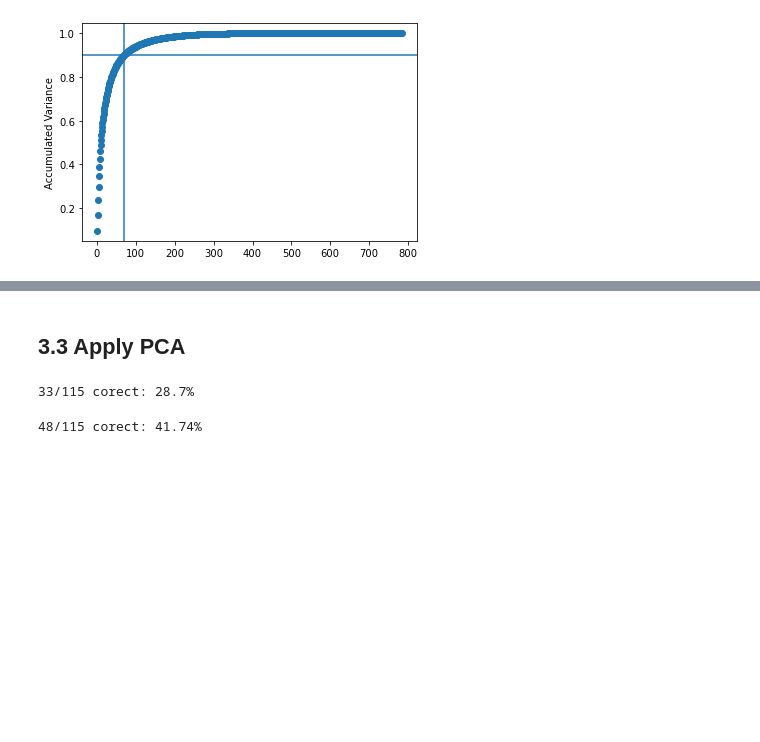
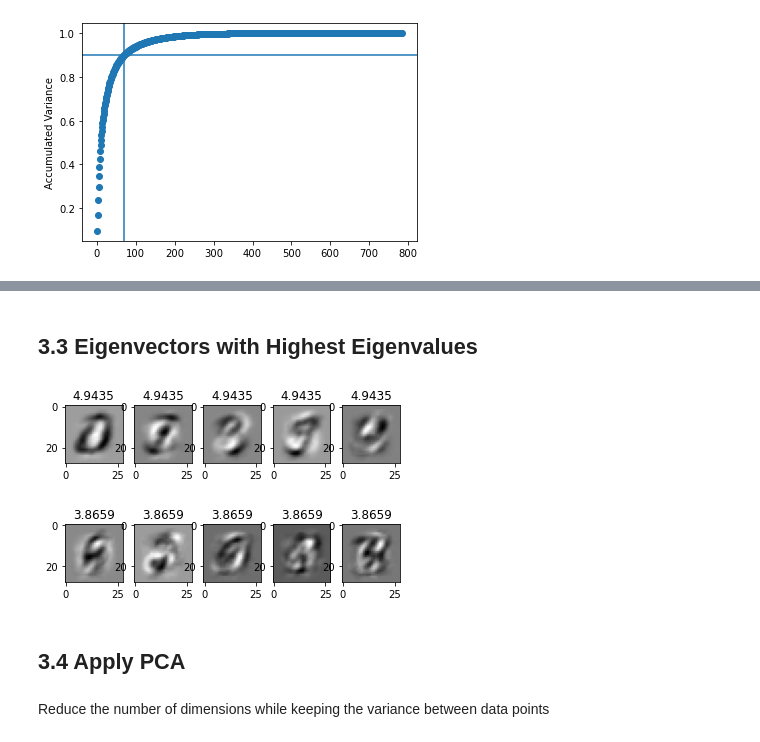
Before and after one commit to chrismnguyen01/bayesian-digit-recognition, a Jupyter notebook: bayesian-digit-recognition.ipynb, the cells around one changed output, grey strips where cells are left out. Saved outputs shown, nothing was run; the diff lists cells and outputs as text; code cells hidden in the pictures; blank space fills up the shorter version.

```diff
--- a/bayesian-digit-recognition.ipynb
+++ b/bayesian-digit-recognition.ipynb
@@ -278,18 +271,3 @@ print('It takes %s principal components to achieve at least 90%% of the data var
 # %% [output]
 It takes 70 principal components to achieve at least 90% of the data variance
 [figure]
-# %%
-eigen_values, eigen_vectors = np.linalg.eigh(covariance_matrix)
-
-idx = eigen_values.argsort()[::-1]
-eigen_values = eigen_values[idx]
-eigen_vectors = eigen_vectors[:,idx]
-
-#max = np.argmax(eigen_values)
-#print(max)
-#pyplot.imshow(np.reshape(eigen_vectors[783], (28, 28)), cmap=pyplot.get_cmap('gray'))
-
-for i in range(10):
-    pyplot.title('Eigenvalue = ' + str(eigen_values[i]))
-    pyplot.imshow(np.reshape(eigen_vectors[:,i], (28, 28)), cmap=pyplot.get_cmap('gray'))
-    pyplot.show()
@@ -307,3 +274,22 @@ for i in range(10):
+# %% [markdown]
+## 3.3 Eigenvectors with Highest Eigenvalues
+# %%
+eigen_values, eigen_vectors = np.linalg.eigh(covariance_matrix)
+
+idx = eigen_values.argsort()[::-1]
+eigen_values = eigen_values[idx]
+eigen_vectors = eigen_vectors[:,idx]
+fig,ax = plt.subplots(2, 5)
+k = 0
+for i in range(2):
+    for j in range(5):
+        ax[i][j].title.set_text(str(round(eigen_values[i], 4)))
+        ax[i][j].imshow(np.reshape(eigen_vectors[:,k], (28, 28)), cmap='gray')
+        k += 1
+# %% [output]
+[figure, added]
 # %% [markdown]
-## 3.3 Apply PCA
+## 3.4 Apply PCA
+# %% [markdown]
+Reduce the number of dimensions while keeping the variance between data points
 # %%
@@ -335,10 +318,0 @@ def map_predictions_PCA(train_X, train_Y, test_X, test_Y, nums, components):
-# %%
-# 10 components
-map_predictions_PCA(train_X, train_Y, test_X, test_Y, (0, 1), 10)
-# %% [output]
-33/115 corect: 28.7%
-# %%
-# 20 components
-map_predictions_PCA(train_X, train_Y, test_X, test_Y, (0, 1), 20)
-# %% [output]
-48/115 corect: 41.74%
```
Also changed, not shown: parts of 21 cells of this notebook, 1 other file.
